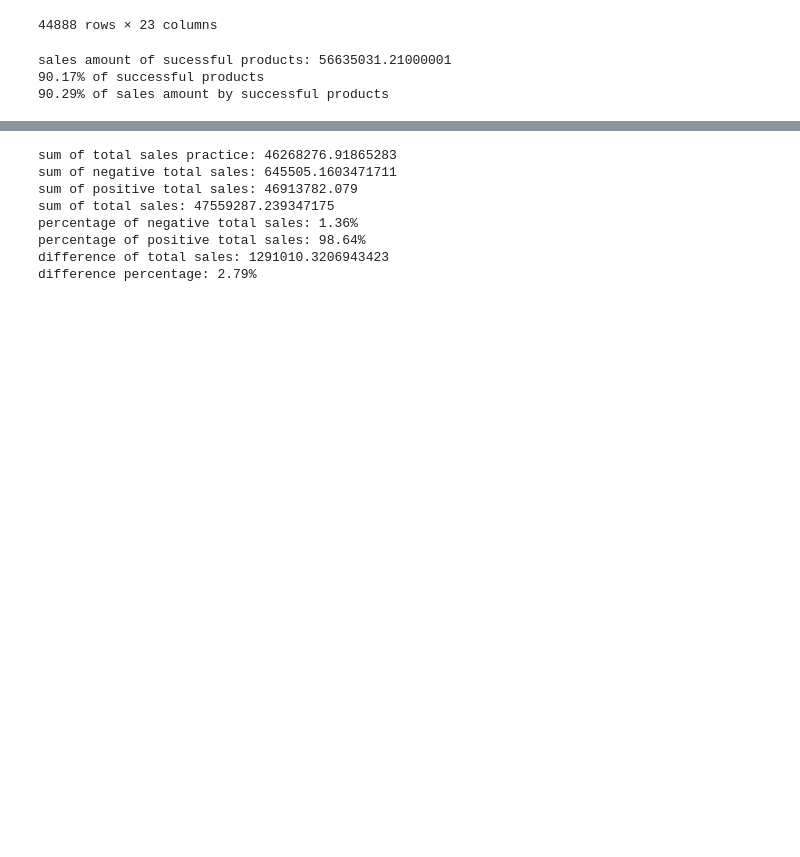
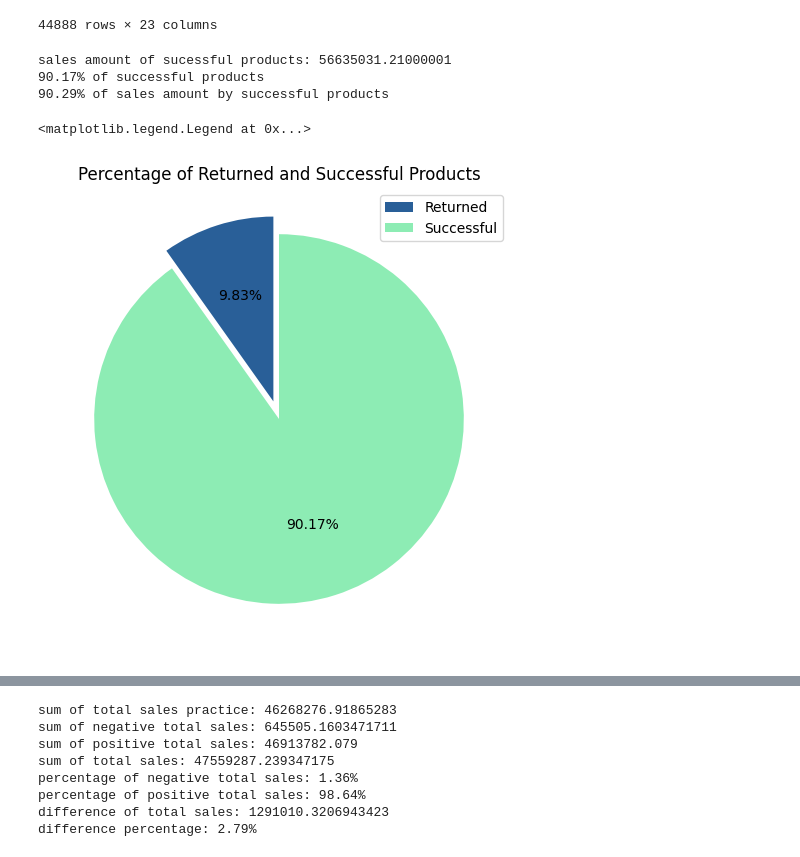
Before and after one commit to ddatnguyen97/Online-Sales_Analysis, a Jupyter notebook: Online Sales Analysis.ipynb, the cells around one changed output, grey strips where cells are left out. Cells and saved outputs as stored; diff of their text form; code cells hidden in the pictures; blank space fills up the shorter version.

Commit message:
add pie chart of returned and successful products

```diff
--- a/Online Sales Analysis.ipynb
+++ b/Online Sales Analysis.ipynb
@@ -468,6 +468,14 @@ print(f'{percentage_sa_of_successful_products:.2f}% of sales amount by successfu
 sales amount of sucessful products: 56635031.21000001
 90.17% of successful products
 90.29% of sales amount by successful products
+# %%
+plt.figure(figsize=(10, 6))
+plt.pie([percentage_of_returned_products, percentage_of_successful_products], autopct='%1.2f%%', startangle=90, explode=(0.1, 0), colors=['#295F98', '#8DECB4'])
+plt.title('Percentage of Returned and Successful Products')
+plt.legend(['Returned', 'Successful'])
+# %% [output]
+<matplotlib.legend.Legend at 0x...>
+[figure, added]
 # %%
 negative_total_sales_df = df[df['TotalSales'] < 0]
 negative_total_sales_df
```
